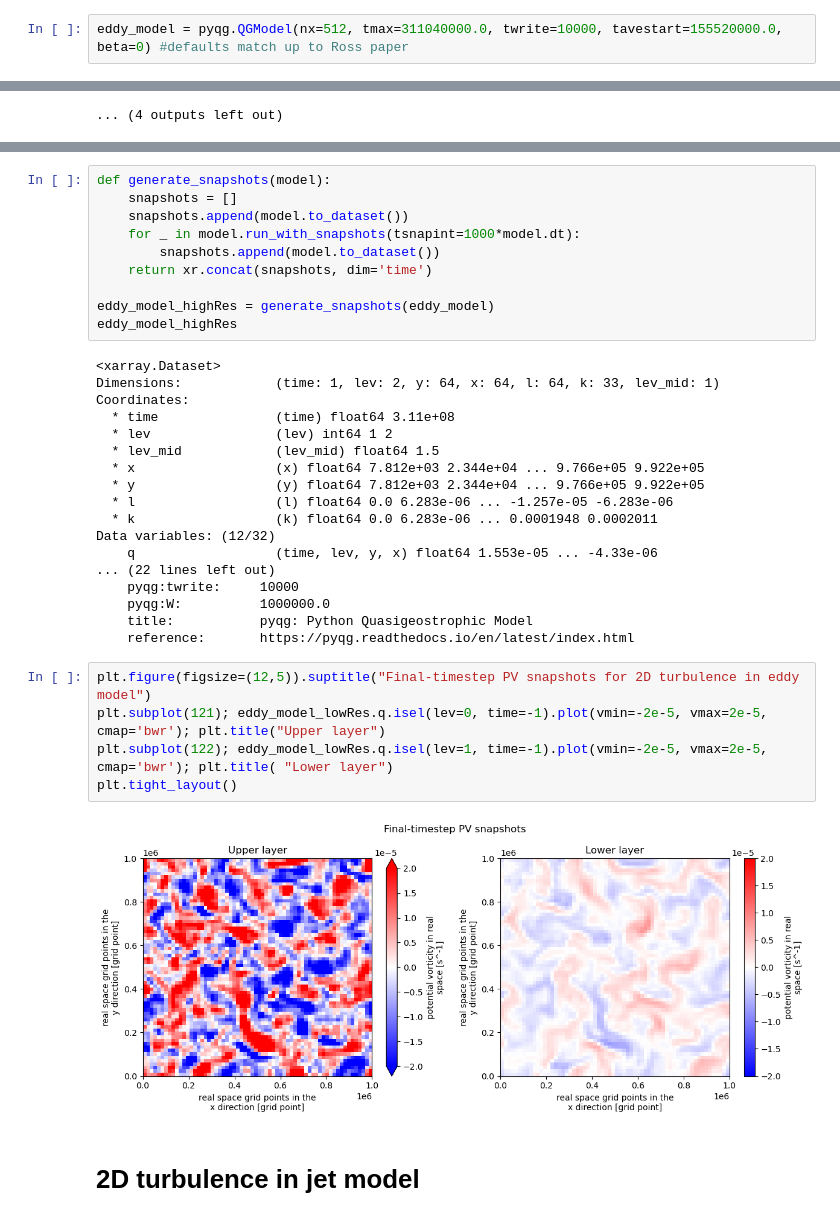
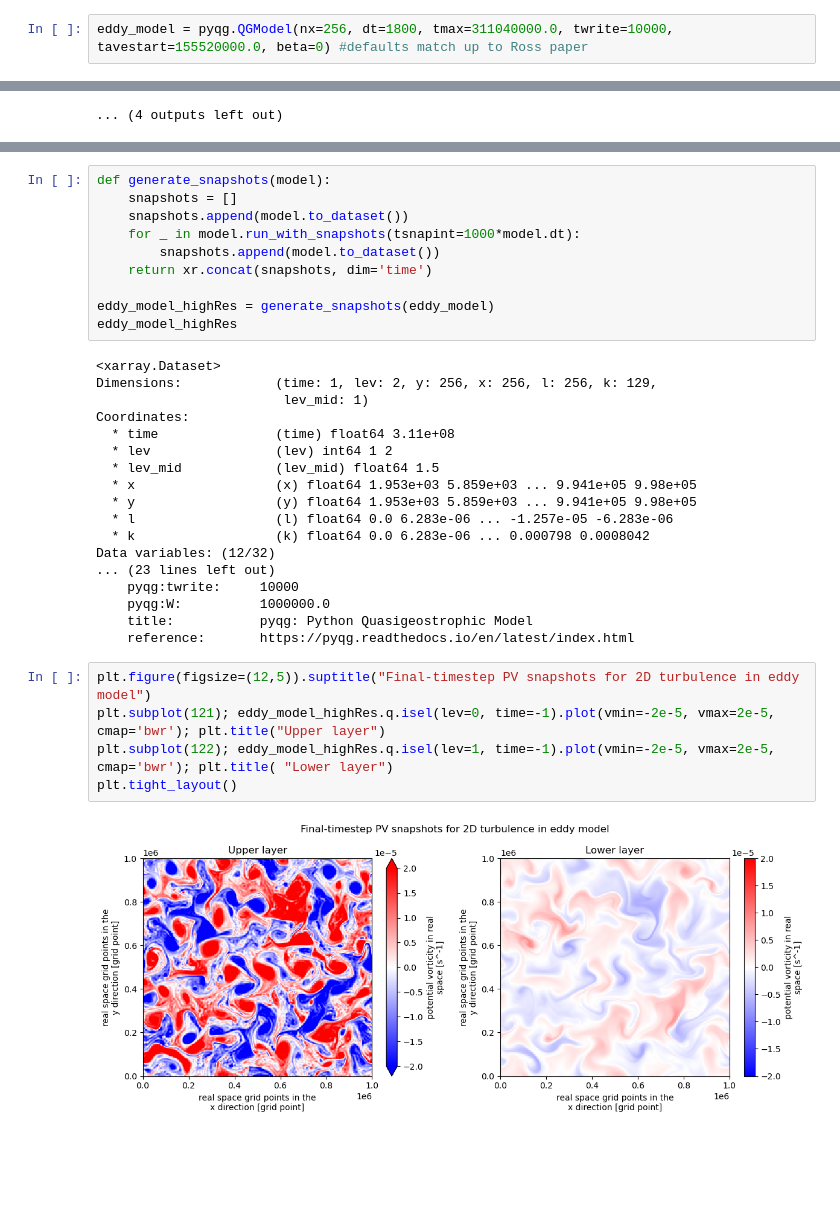
Before and after one commit to ocean-transport/QG-model-summer23, a Jupyter notebook: 2Dturb.ipynb, the cells around one changed output, grey strips where cells are left out. Cells and saved outputs as stored; diff of their text form; blank space fills up the shorter version.

```diff
--- a/2Dturb.ipynb
+++ b/2Dturb.ipynb
@@ -12,7 +12,7 @@ import seaborn as sns
 # %% [markdown]
 # 2D turbulence in eddy model
 # %%
-eddy_model = pyqg.QGModel(nx=512, tmax=311040000.0, twrite=10000, tavestart=155520000.0, beta=0) #defaults match up to Ross paper
+eddy_model = pyqg.QGModel(nx=256, dt=1800, tmax=311040000.0, twrite=10000, tavestart=155520000.0, beta=0) #defaults match up to Ross paper
 # %% [output]
 RuntimeError: Undefined plan with nthreads. This is a bug
 Exception ignored in: 'pyfftw.pyfftw._fftw_plan_with_nthreads_null'
@@ -73,28 +94,26 @@ eddy_model_highRes = generate_snapshots(eddy_model)
 eddy_model_highRes
 # %% [output]
 <xarray.Dataset>
-Dimensions:            (time: 1, lev: 2, y: 64, x: 64, l: 64, k: 33, lev_mid: 1)
+Dimensions:            (time: 1, lev: 2, y: 256, x: 256, l: 256, k: 129,
+                        lev_mid: 1)
 Coordinates:
   * time               (time) float64 3.11e+08
   * lev                (lev) int64 1 2
   * lev_mid            (lev_mid) float64 1.5
-  * x                  (x) float64 7.812e+03 2.344e+04 ... 9.766e+05 9.922e+05
-  * y                  (y) float64 7.812e+03 2.344e+04 ... 9.766e+05 9.922e+05
+  * x                  (x) float64 1.953e+03 5.859e+03 ... 9.941e+05 9.98e+05
+  * y                  (y) float64 1.953e+03 5.859e+03 ... 9.941e+05 9.98e+05
   * l                  (l) float64 0.0 6.283e-06 ... -1.257e-05 -6.283e-06
-  * k                  (k) float64 0.0 6.283e-06 ... 0.0001948 0.0002011
+  * k                  (k) float64 0.0 6.283e-06 ... 0.000798 0.0008042
 Data variables: (12/32)
-    q                  (time, lev, y, x) float64 1.553e-05 ... -4.33e-06
-... (22 lines left out)
+... (23 lines left out)
     pyqg:twrite:     10000
     pyqg:W:          1000000.0
     title:           pyqg: Python Quasigeostrophic Model
     reference:       https://pyqg.readthedocs.io/en/latest/index.html
 # %%
 plt.figure(figsize=(12,5)).suptitle("Final-timestep PV snapshots for 2D turbulence in eddy model")
-plt.subplot(121); eddy_model_lowRes.q.isel(lev=0, time=-1).plot(vmin=-2e-5, vmax=2e-5, cmap='bwr'); plt.title("Upper layer")
-plt.subplot(122); eddy_model_lowRes.q.isel(lev=1, time=-1).plot(vmin=-2e-5, vmax=2e-5, cmap='bwr'); plt.title( "Lower layer")
+plt.subplot(121); eddy_model_highRes.q.isel(lev=0, time=-1).plot(vmin=-2e-5, vmax=2e-5, cmap='bwr'); plt.title("Upper layer")
+plt.subplot(122); eddy_model_highRes.q.isel(lev=1, time=-1).plot(vmin=-2e-5, vmax=2e-5, cmap='bwr'); plt.title( "Lower layer")
 plt.tight_layout()
 # %% [output]
-[figure, old version]
+[figure, new version]
-# %% [markdown]
-# 2D turbulence in jet model
```
Also changed, not shown: parts of 16 cells of this notebook.
